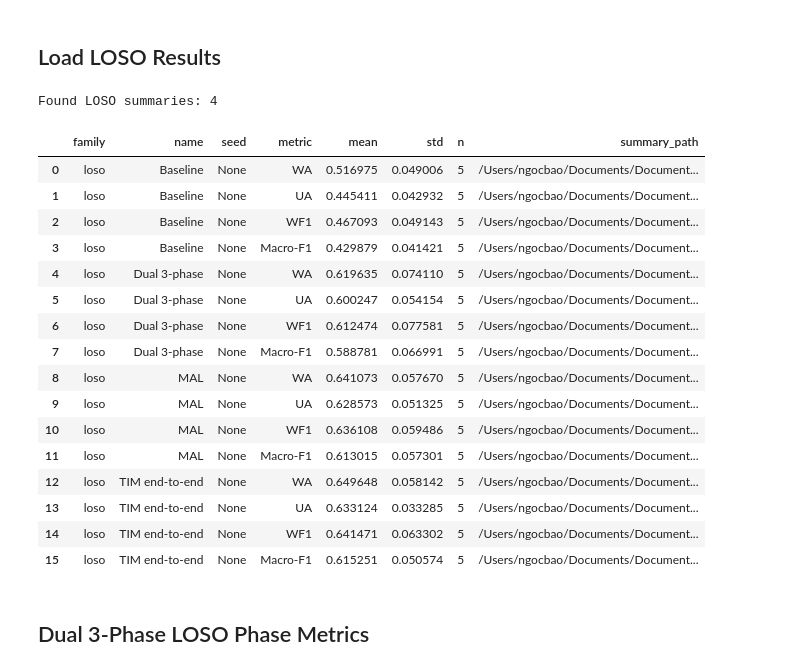
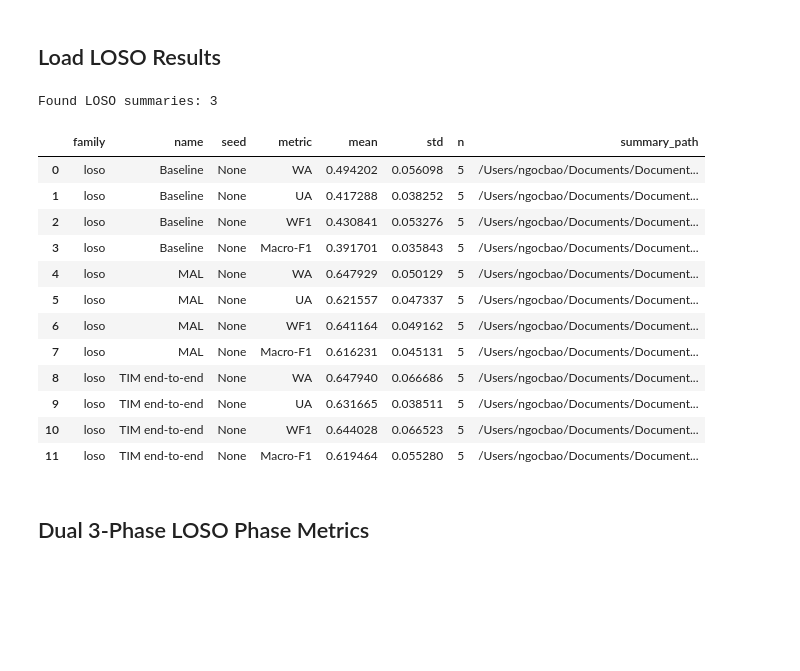
Before and after one commit to ngocbao220/conversational_ser, a Jupyter notebook: notebooks/analyze_result.ipynb, the cells around one changed output. Drawn from its saved outputs; the diff is of its cells as text; code cells hidden in the pictures; blank space fills up the shorter version.

```diff
--- a/notebooks/analyze_result.ipynb
+++ b/notebooks/analyze_result.ipynb
@@ -131,45 +131,41 @@ def rows_from_cross_session_summary(path: Path, family: str, name: str) -> tuple
 ## Load LOSO Results
 # %%
 loso_summary_paths = sorted(
-    list(RESULTS_DIR.glob("ablation_loso/wavlm_*/cross_session/*/cross_session_summary.json"))
-    + list(RESULTS_DIR.glob("ablation_model_loso/wavlm_*/cross_session/*/cross_session_summary.json"))
+    list(RESULTS_DIR.glob("wavlm_*_loso/cross_session/*/cross_session_summary.json"))
+    # + list(RESULTS_DIR.glob("ablation_model_loso/wavlm_*/cross_session/*/cross_session_summary.json"))
 )
 loso_aggregate_rows = []
 loso_fold_rows = []
 for path in loso_summary_paths:
     payload = read_json(path)
     model_name = model_name_from_summary(path, payload)
     aggregate, folds = rows_from_cross_session_summary(path, family="loso", name=model_name)
     loso_aggregate_rows.extend(aggregate)
     loso_fold_rows.extend(folds)
 
 loso_aggregate = pd.DataFrame(loso_aggregate_rows)
 loso_folds = pd.DataFrame(loso_fold_rows)
 
 loso_aggregate.to_csv(REPORT_DIR / "loso_aggregate_long.csv", index=False)
 loso_folds.to_csv(REPORT_DIR / "loso_folds_long.csv", index=False)
 
 print("Found LOSO summaries:", len(loso_summary_paths))
 display(loso_aggregate)
 # %% [output]
-Found LOSO summaries: 4
+Found LOSO summaries: 3
 |  | family | name | seed | metric | mean | std | n | summary_path |
-| 0 | loso | Baseline | None | WA | 0.516975 | 0.049006 | 5 | /Users/ngocbao/Documents/Document... |
-| 1 | loso | Baseline | None | UA | 0.445411 | 0.042932 | 5 | /Users/ngocbao/Documents/Document... |
-| 2 | loso | Baseline | None | WF1 | 0.467093 | 0.049143 | 5 | /Users/ngocbao/Documents/Document... |
-| 3 | loso | Baseline | None | Macro-F1 | 0.429879 | 0.041421 | 5 | /Users/ngocbao/Documents/Document... |
-| 4 | loso | Dual 3-phase | None | WA | 0.619635 | 0.074110 | 5 | /Users/ngocbao/Documents/Document... |
-| 5 | loso | Dual 3-phase | None | UA | 0.600247 | 0.054154 | 5 | /Users/ngocbao/Documents/Document... |
-| 6 | loso | Dual 3-phase | None | WF1 | 0.612474 | 0.077581 | 5 | /Users/ngocbao/Documents/Document... |
-| 7 | loso | Dual 3-phase | None | Macro-F1 | 0.588781 | 0.066991 | 5 | /Users/ngocbao/Documents/Document... |
-| 8 | loso | MAL | None | WA | 0.641073 | 0.057670 | 5 | /Users/ngocbao/Documents/Document... |
-| 9 | loso | MAL | None | UA | 0.628573 | 0.051325 | 5 | /Users/ngocbao/Documents/Document... |
-| 10 | loso | MAL | None | WF1 | 0.636108 | 0.059486 | 5 | /Users/ngocbao/Documents/Document... |
-| 11 | loso | MAL | None | Macro-F1 | 0.613015 | 0.057301 | 5 | /Users/ngocbao/Documents/Document... |
-| 12 | loso | TIM end-to-end | None | WA | 0.649648 | 0.058142 | 5 | /Users/ngocbao/Documents/Document... |
-| 13 | loso | TIM end-to-end | None | UA | 0.633124 | 0.033285 | 5 | /Users/ngocbao/Documents/Document... |
-| 14 | loso | TIM end-to-end | None | WF1 | 0.641471 | 0.063302 | 5 | /Users/ngocbao/Documents/Document... |
-| 15 | loso | TIM end-to-end | None | Macro-F1 | 0.615251 | 0.050574 | 5 | /Users/ngocbao/Documents/Document... |
+| 0 | loso | Baseline | None | WA | 0.494202 | 0.056098 | 5 | /Users/ngocbao/Documents/Document... |
+| 1 | loso | Baseline | None | UA | 0.417288 | 0.038252 | 5 | /Users/ngocbao/Documents/Document... |
+| 2 | loso | Baseline | None | WF1 | 0.430841 | 0.053276 | 5 | /Users/ngocbao/Documents/Document... |
+| 3 | loso | Baseline | None | Macro-F1 | 0.391701 | 0.035843 | 5 | /Users/ngocbao/Documents/Document... |
+| 4 | loso | MAL | None | WA | 0.647929 | 0.050129 | 5 | /Users/ngocbao/Documents/Document... |
+| 5 | loso | MAL | None | UA | 0.621557 | 0.047337 | 5 | /Users/ngocbao/Documents/Document... |
+| 6 | loso | MAL | None | WF1 | 0.641164 | 0.049162 | 5 | /Users/ngocbao/Documents/Document... |
+| 7 | loso | MAL | None | Macro-F1 | 0.616231 | 0.045131 | 5 | /Users/ngocbao/Documents/Document... |
+| 8 | loso | TIM end-to-end | None | WA | 0.647940 | 0.066686 | 5 | /Users/ngocbao/Documents/Document... |
+| 9 | loso | TIM end-to-end | None | UA | 0.631665 | 0.038511 | 5 | /Users/ngocbao/Documents/Document... |
+| 10 | loso | TIM end-to-end | None | WF1 | 0.644028 | 0.066523 | 5 | /Users/ngocbao/Documents/Document... |
+| 11 | loso | TIM end-to-end | None | Macro-F1 | 0.619464 | 0.055280 | 5 | /Users/ngocbao/Documents/Document... |
 # %% [markdown]
 ## Dual 3-Phase LOSO Phase Metrics
 # %%
```
Also changed, not shown: parts of 8 cells of this notebook, 10 other files.
